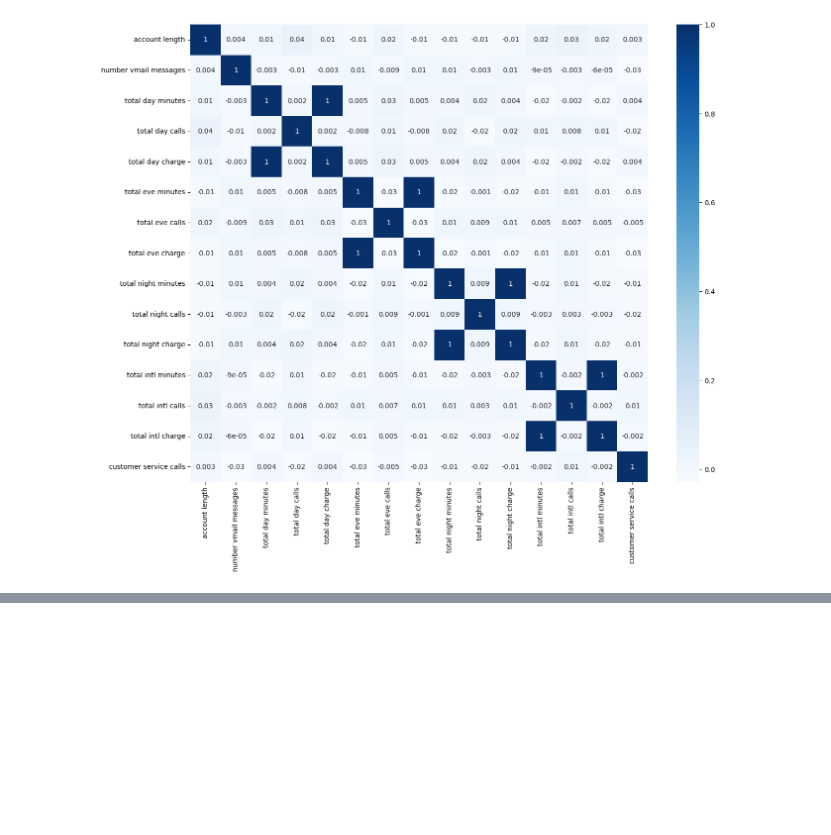
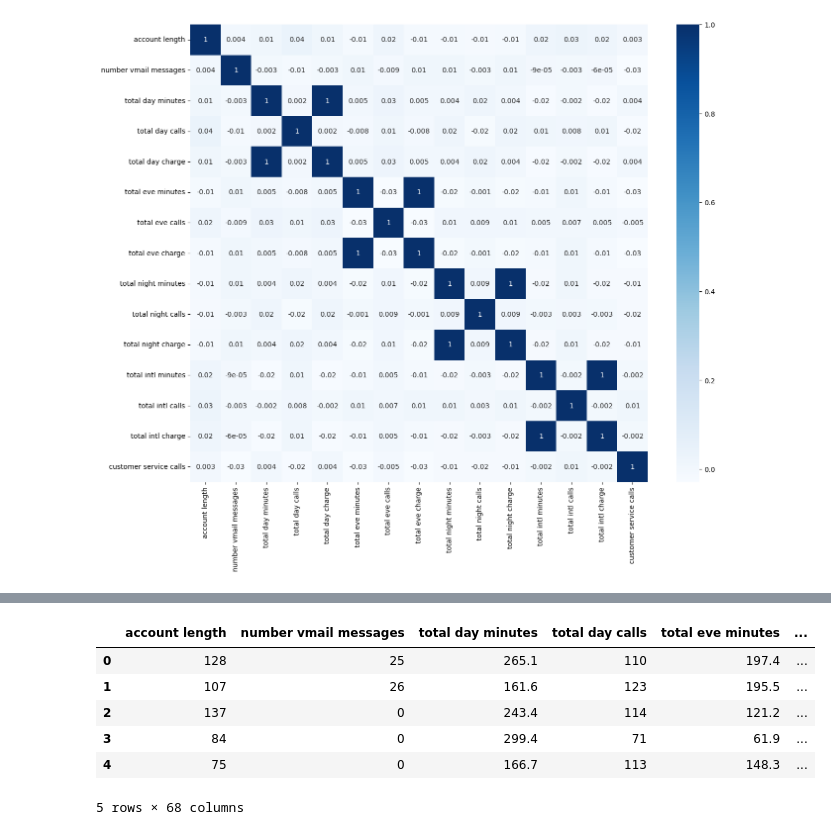
Before and after one commit to billymwangi/telcom-churn-project, a Jupyter notebook: index.ipynb, the cells around one changed output, grey strips where cells are left out. Cells and saved outputs as stored; diff of their text form; code cells hidden in the pictures; blank space fills up the shorter version.

```diff
--- a/index.ipynb
+++ b/index.ipynb
@@ -335,0 +436,12 @@ corr_matrix
+# %%
+df_reduced = pd.concat([df_reduced, ohe_state, ohe_area_code, ohe_intl_plan, ohe_voiceml_plan], axis=1)
+df_reduced = df_reduced.drop(['state', 'area code', 'international plan', 'voice mail plan'], axis=1)
+df_reduced.head()
+# %% [output]
+|  | account length | number vmail messages | total day minutes | total day calls | total eve minutes | ... |
+| 0 | 128 | 25 | 265.1 | 110 | 197.4 | ... |
+| 1 | 107 | 26 | 161.6 | 123 | 195.5 | ... |
+| 2 | 137 | 0 | 243.4 | 114 | 121.2 | ... |
+| 3 | 84 | 0 | 299.4 | 71 | 61.9 | ... |
+| 4 | 75 | 0 | 166.7 | 113 | 148.3 | ... |
+5 rows × 68 columns
```
Also changed, not shown: parts of 36 cells of this notebook.
